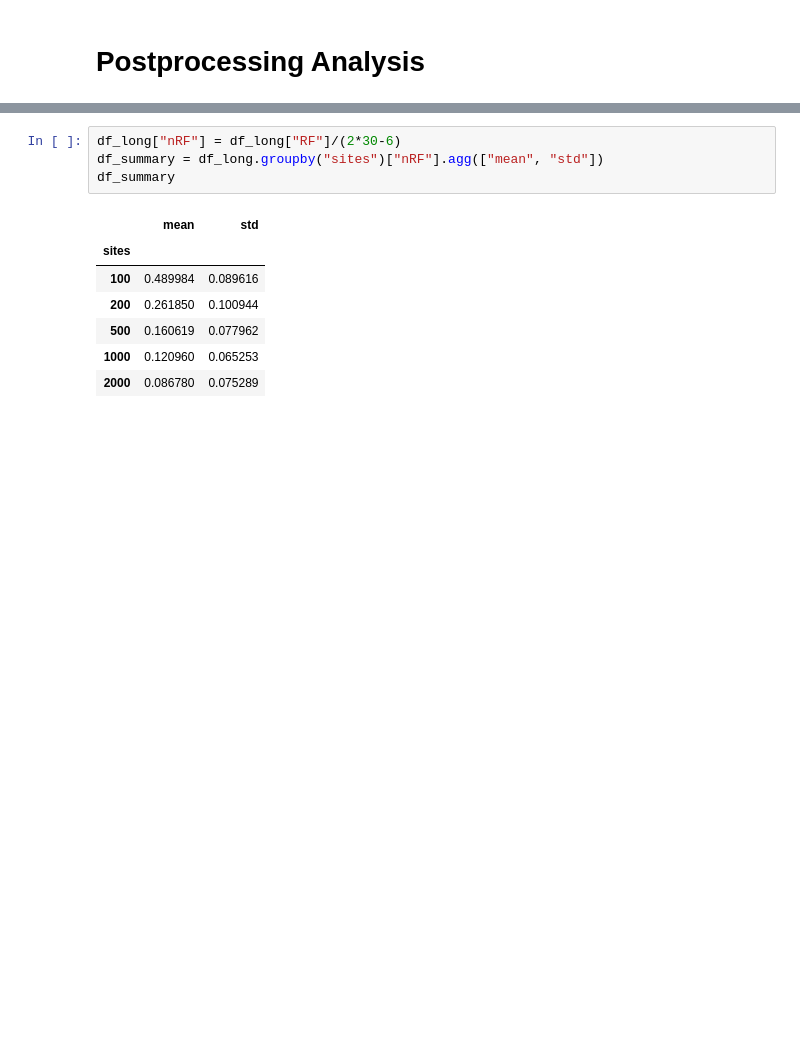
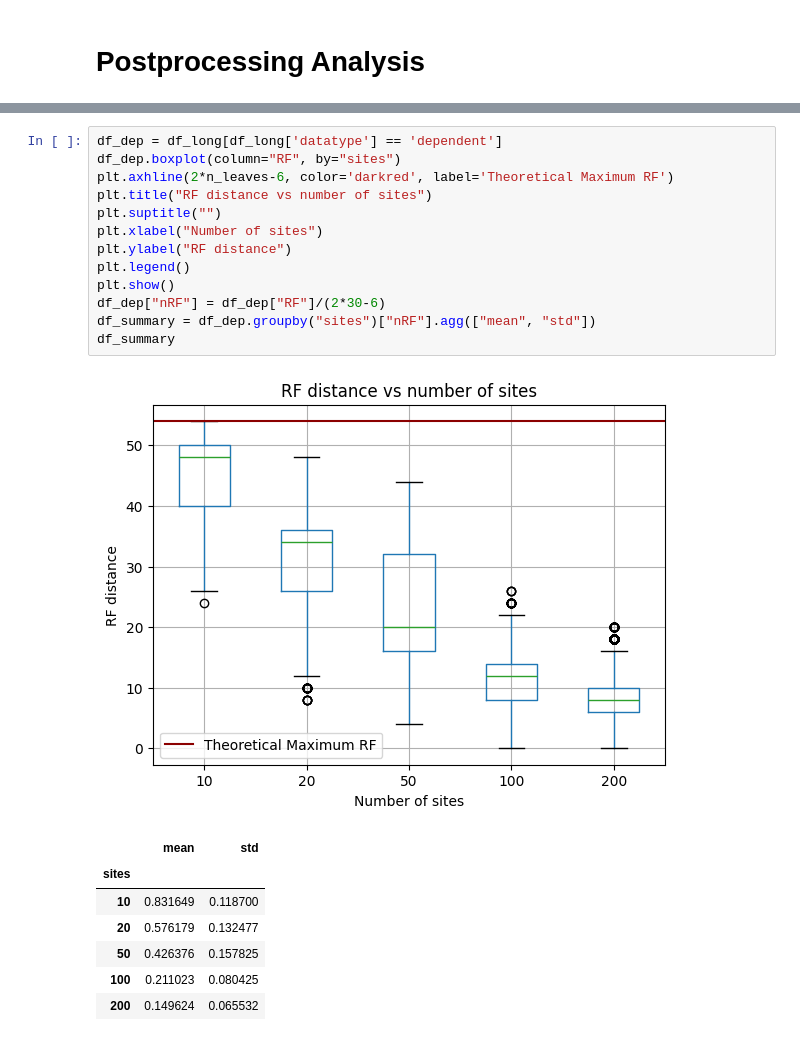
Before and after one commit to jaamestaay/M4R, a Jupyter notebook: data/testing.ipynb, the cells around one changed output, grey strips where cells are left out. Drawn from its saved outputs; the diff is of its cells as text; blank space fills up the shorter version.

```diff
--- a/data/testing.ipynb
+++ b/data/testing.ipynb
@@ -120,12 +144,22 @@ plt.show()
-# %%
-df_long["nRF"] = df_long["RF"]/(2*30-6)
-df_summary = df_long.groupby("sites")["nRF"].agg(["mean", "std"])
-df_summary
-# %% [output]
-|  | mean | std |
-| sites |  |  |
-| 100 | 0.489984 | 0.089616 |
-| 200 | 0.261850 | 0.100944 |
-| 500 | 0.160619 | 0.077962 |
-| 1000 | 0.120960 | 0.065253 |
-| 2000 | 0.086780 | 0.075289 |
+# %%
+df_dep = df_long[df_long['datatype'] == 'dependent']
+df_dep.boxplot(column="RF", by="sites")
+plt.axhline(2*n_leaves-6, color='darkred', label='Theoretical Maximum RF')
+plt.title("RF distance vs number of sites")
+plt.suptitle("")
+plt.xlabel("Number of sites")
+plt.ylabel("RF distance")
+plt.legend()
+plt.show()
+df_dep["nRF"] = df_dep["RF"]/(2*30-6)
+df_summary = df_dep.groupby("sites")["nRF"].agg(["mean", "std"])
+df_summary
+# %% [output]
+[figure, added]
+|  | mean | std |
+| sites |  |  |
+| 10 | 0.831649 | 0.118700 |
+| 20 | 0.576179 | 0.132477 |
+| 50 | 0.426376 | 0.157825 |
+| 100 | 0.211023 | 0.080425 |
+| 200 | 0.149624 | 0.065532 |
```
Also changed, not shown: parts of 3 cells of this notebook.
